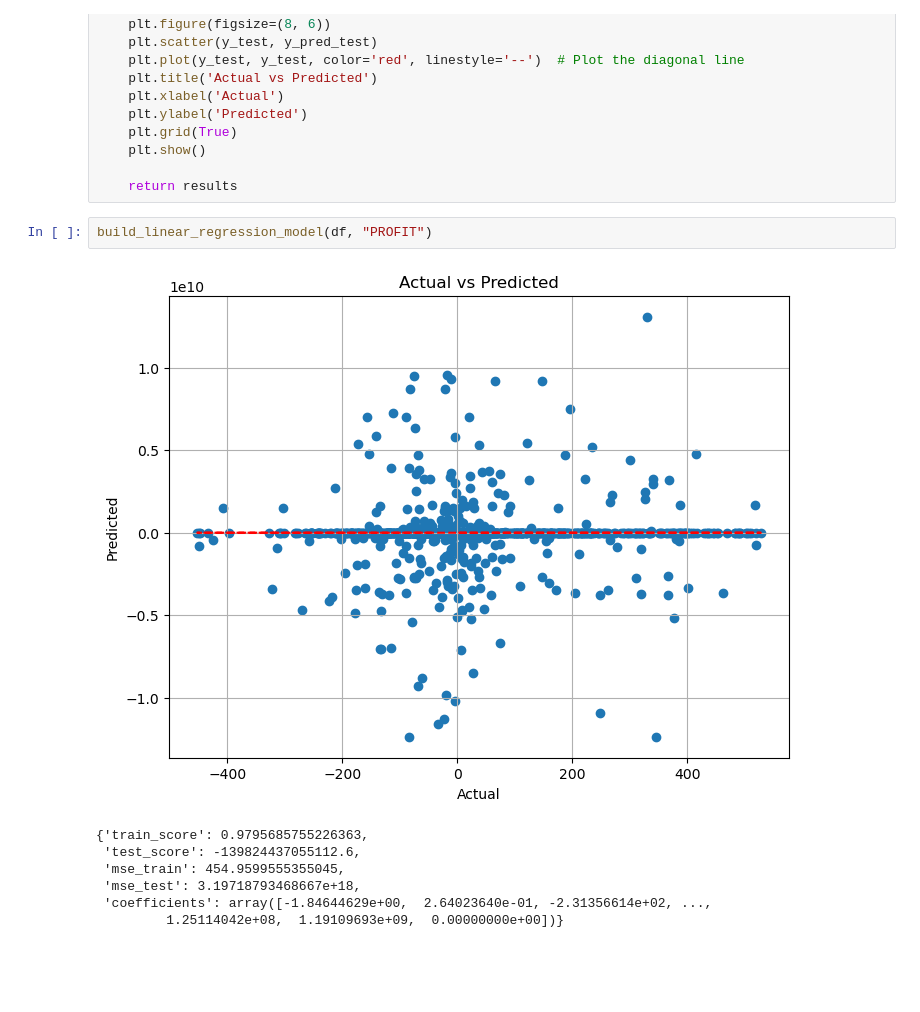
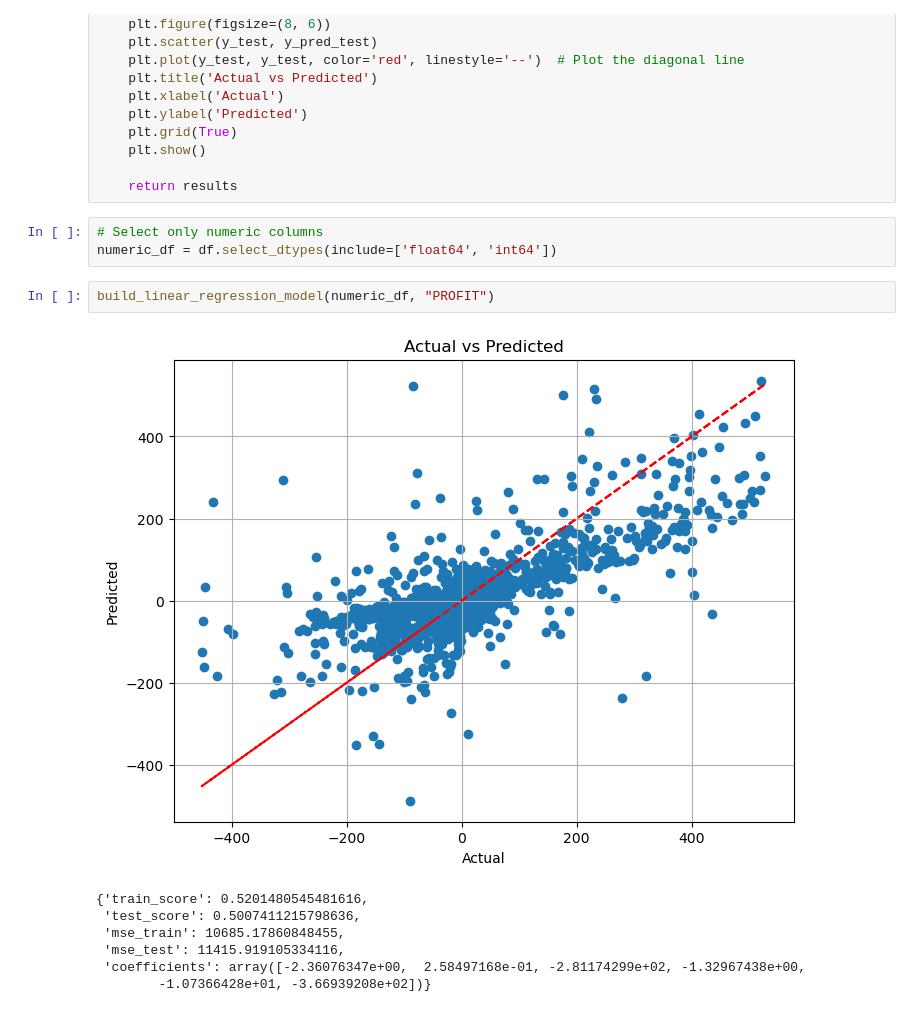
Before and after one commit to MarkPhamm/ML-Deliverable, a Jupyter notebook: Person_3/Customer_regression_model.ipynb, the cells around one changed output. Cells and saved outputs as stored; diff of their text form; blank space fills up the shorter version.

```diff
--- a/Person_3/Customer_regression_model.ipynb
+++ b/Person_3/Customer_regression_model.ipynb
@@ -167,13 +183,16 @@ def build_linear_regression_model(data, target_column):
     plt.show()
 
     return results
+# %%
+# Select only numeric columns
+numeric_df = df.select_dtypes(include=['float64', 'int64'])
 # %%
-build_linear_regression_model(df, "PROFIT")
+build_linear_regression_model(numeric_df, "PROFIT")
 # %% [output]
-[figure, old version]
+[figure, new version]
-{'train_score': 0.9795685755226363,
- 'test_score': -139824437055112.6,
- 'mse_train': 454.9599555355045,
- 'mse_test': 3.19718793468667e+18,
- 'coefficients': array([-1.84644629e+00,  2.64023640e-01, -2.31356614e+02, ...,
-         1.25114042e+08,  1.19109693e+09,  0.00000000e+00])}
+{'train_score': 0.5201480545481616,
+ 'test_score': 0.5007411215798636,
+ 'mse_train': 10685.17860848455,
+ 'mse_test': 11415.919105334116,
+ 'coefficients': array([-2.36076347e+00,  2.58497168e-01, -2.81174299e+02, -1.32967438e+00,
+        -1.07366428e+01, -3.66939208e+02])}
```
Also changed, not shown: parts of 1 cell of this notebook, 2 other files.
